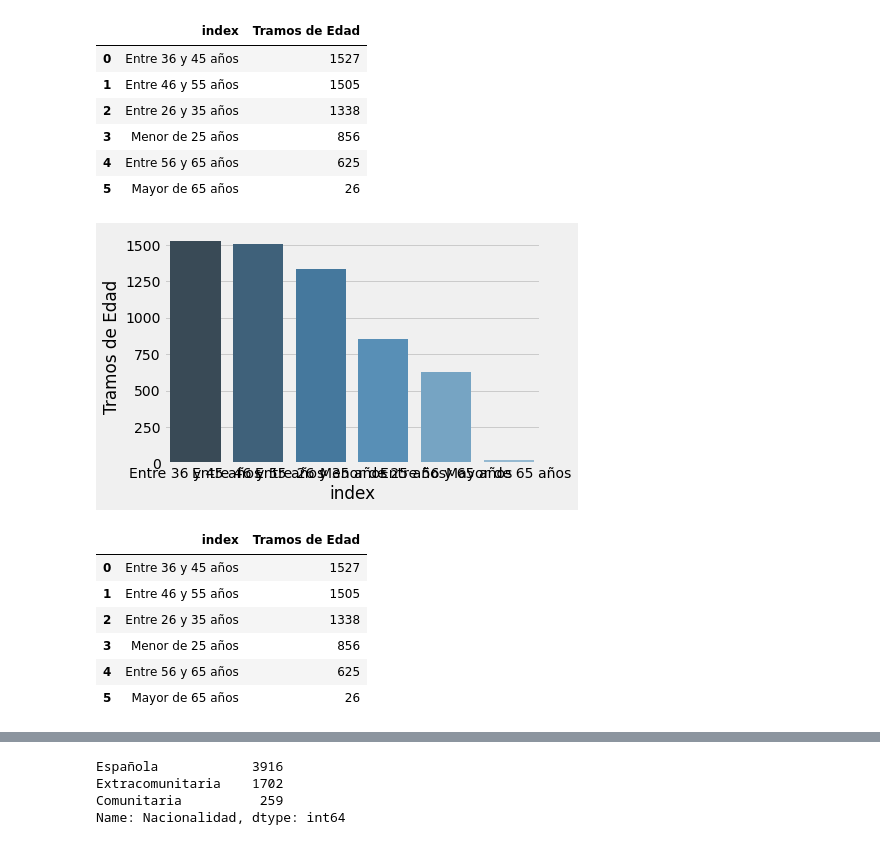
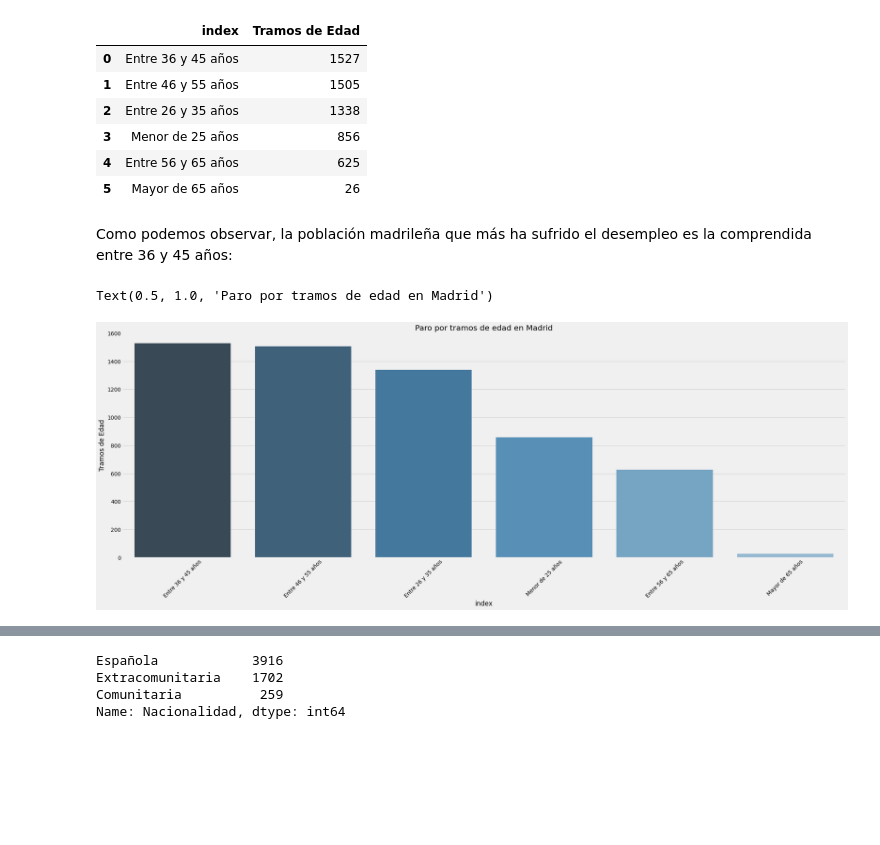
Before and after one commit to albalexia/materialbootcamp, a Jupyter notebook: PROYECTOS/Trabajo_Alba/src/main_.ipynb, the cells around one changed output, grey strips where cells are left out. Cells and saved outputs as stored; diff of their text form; code cells hidden in the pictures; blank space fills up the shorter version.

```diff
--- a/PROYECTOS/Trabajo_Alba/src/main_.ipynb
+++ b/PROYECTOS/Trabajo_Alba/src/main_.ipynb
@@ -344,0 +296,5 @@ df_20.head(2)
+# %%
+index5= df_20_agrupado.index.map(lambda t: t.strftime('%Y-%m-%d'))
+plt.rcParams["figure.figsize"] = [20, 10]
+ax = sns.barplot(y= "Nº de inscripciones por mes", x = index5, data = df_20_agrupado,palette=(sns.cubehelix_palette("5")))
+ax.set_title('Paro mensual en Madrid')
@@ -486,19 +429,14 @@ TramosEdad
 | 3 | Menor de 25 años | 856 |
 | 4 | Entre 56 y 65 años | 625 |
 | 5 | Mayor de 65 años | 26 |
+# %% [markdown]
+Como podemos observar, la población madrileña que más ha sufrido el desempleo es la comprendida entre 36 y 45 años:
 # %%
+
+plt.rcParams["figure.figsize"] = [30, 10]
 ax = sns.barplot(y= "Tramos de Edad", x = "index", data = TramosEdad, palette=("Blues_d"))
-fig.set_size_inches(30, 30)
+plt.xticks(rotation=45)
+ax.set_title('Paro por tramos de edad en Madrid')
 # %% [output]
+Text(0.5, 1.0, 'Paro por tramos de edad en Madrid')
-[figure, old version]
+[figure, new version]
-# %%
-TramosEdad= df_TramosdeEdad.reset_index()
-TramosEdad
-# %% [output]
-|  | index | Tramos de Edad |
-| 0 | Entre 36 y 45 años | 1527 |
-| 1 | Entre 46 y 55 años | 1505 |
-| 2 | Entre 26 y 35 años | 1338 |
-| 3 | Menor de 25 años | 856 |
-| 4 | Entre 56 y 65 años | 625 |
-| 5 | Mayor de 65 años | 26 |
```
Also changed, not shown: parts of 57 cells of this notebook, 7 other files.
